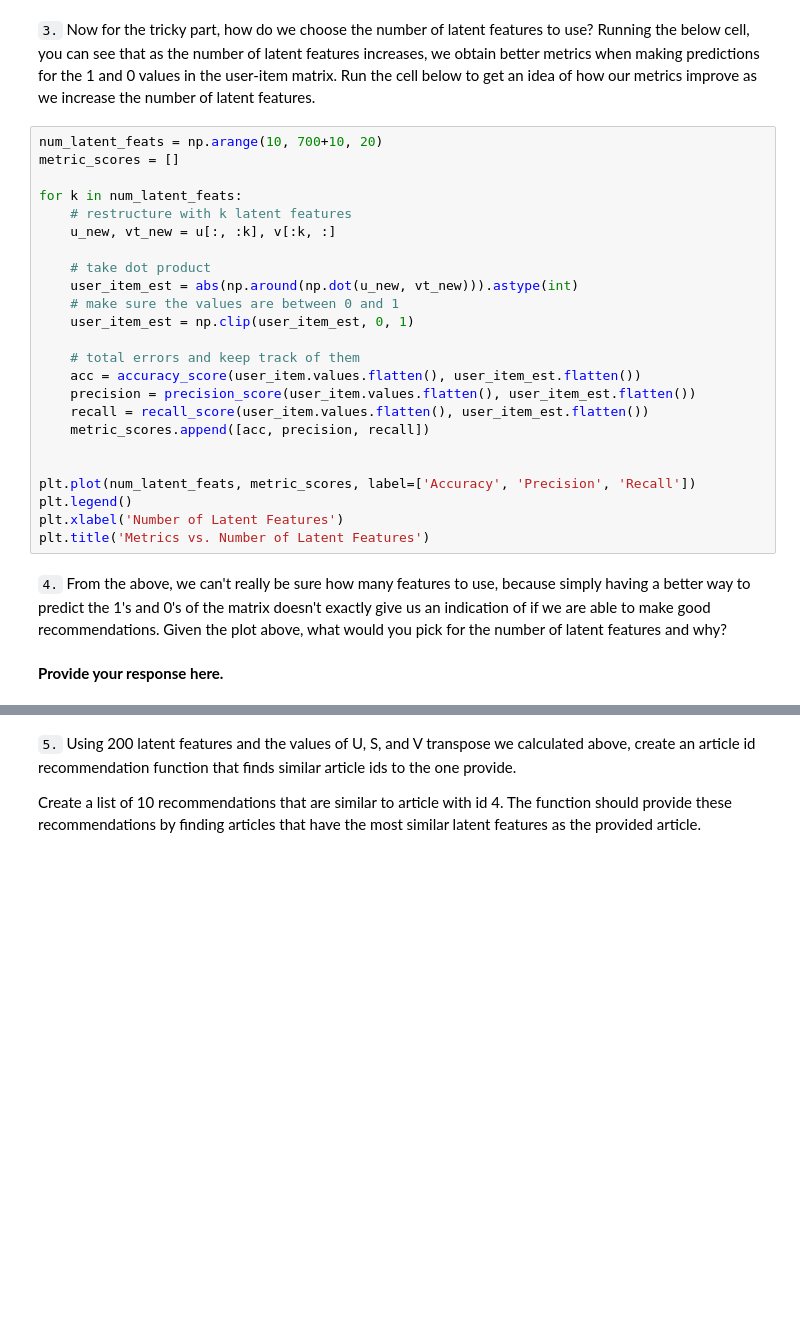
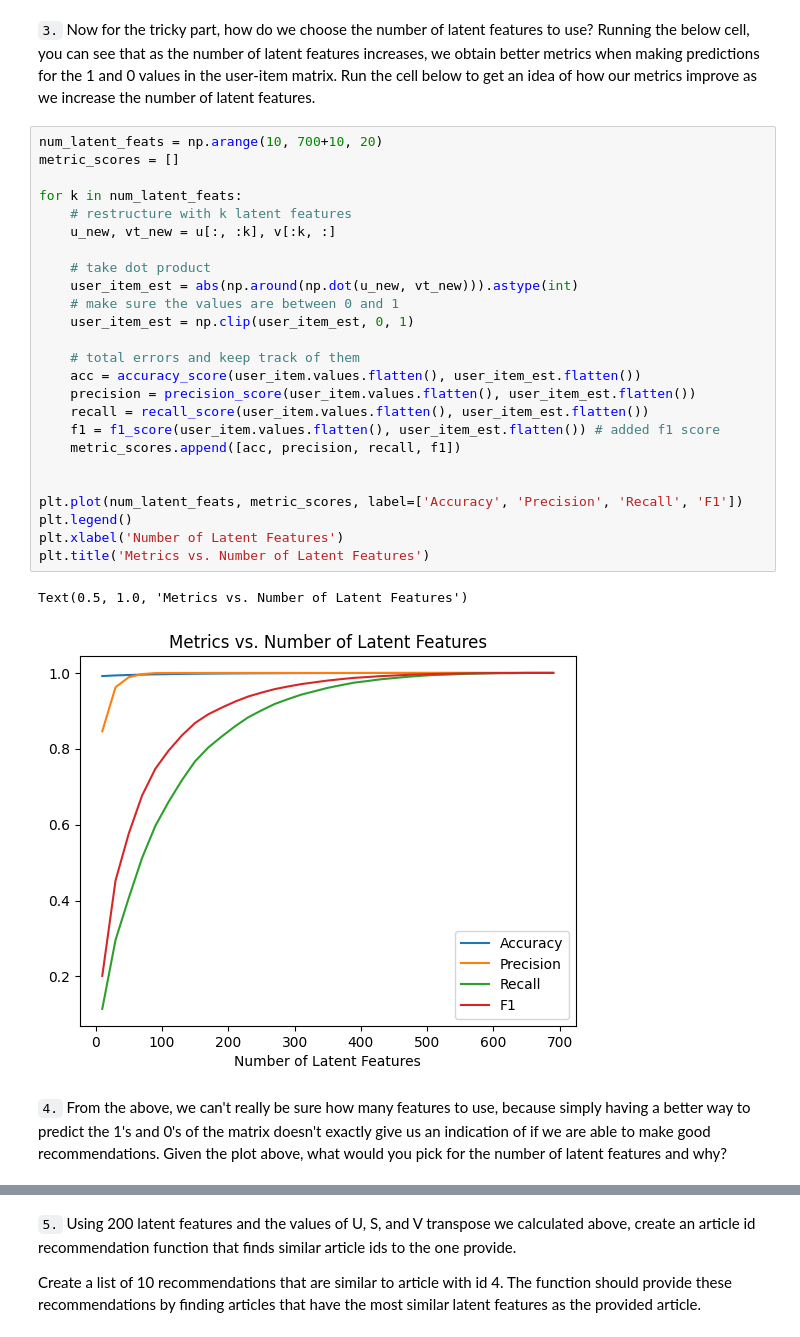
Before and after one commit to norrateng/recommendation_systems_project, a Jupyter notebook: starter/Recommendations_with_IBM.ipynb, the cells around one changed output, grey strips where cells are left out. Saved outputs shown, nothing was run; the diff lists cells and outputs as text; blank space fills up the shorter version.

```diff
--- a/starter/Recommendations_with_IBM.ipynb
+++ b/starter/Recommendations_with_IBM.ipynb
@@ -1079,28 +1079,30 @@ vt (714, 714)
 # %%
 num_latent_feats = np.arange(10, 700+10, 20)
 metric_scores = []
 
 for k in num_latent_feats:
     # restructure with k latent features
     u_new, vt_new = u[:, :k], v[:k, :]
 
     # take dot product
     user_item_est = abs(np.around(np.dot(u_new, vt_new))).astype(int)
     # make sure the values are between 0 and 1
     user_item_est = np.clip(user_item_est, 0, 1)
 
     # total errors and keep track of them
     acc = accuracy_score(user_item.values.flatten(), user_item_est.flatten())
     precision = precision_score(user_item.values.flatten(), user_item_est.flatten())
     recall = recall_score(user_item.values.flatten(), user_item_est.flatten())
-    metric_scores.append([acc, precision, recall])
+    f1 = f1_score(user_item.values.flatten(), user_item_est.flatten()) # added f1 score
+    metric_scores.append([acc, precision, recall, f1])
 
 
-plt.plot(num_latent_feats, metric_scores, label=['Accuracy', 'Precision', 'Recall'])
+plt.plot(num_latent_feats, metric_scores, label=['Accuracy', 'Precision', 'Recall', 'F1'])
 plt.legend()
 plt.xlabel('Number of Latent Features')
 plt.title('Metrics vs. Number of Latent Features')
+# %% [output]
+Text(0.5, 1.0, 'Metrics vs. Number of Latent Features')
+[figure, added]
 # %% [markdown]
 `4.` From the above, we can't really be sure how many features to use, because simply having a better way to predict the 1's and 0's of the matrix doesn't exactly give us an indication of if we are able to make good recommendations. Given the plot above, what would you pick for the number of latent features and why?
-# %% [markdown]
-**Provide your response here.**
```
Also changed, not shown: parts of 7 cells of this notebook.
